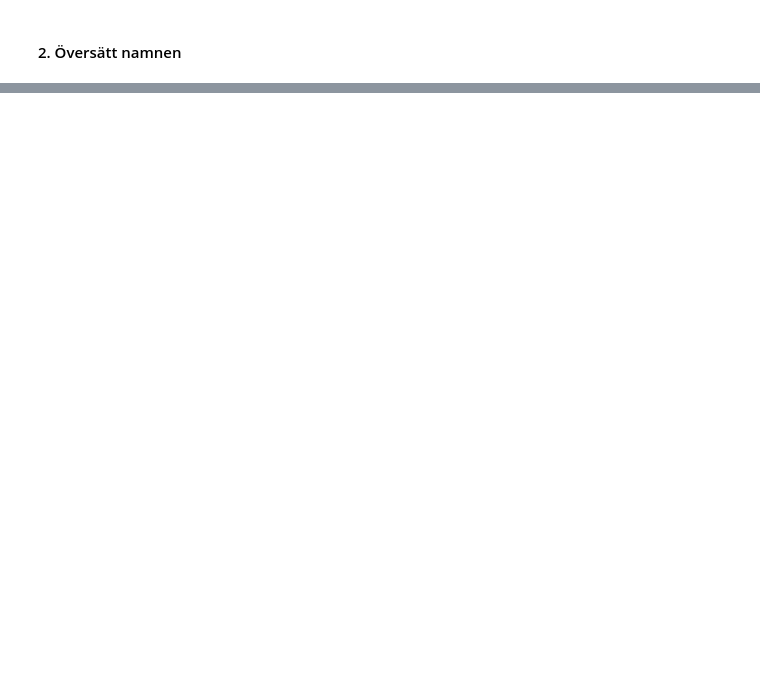
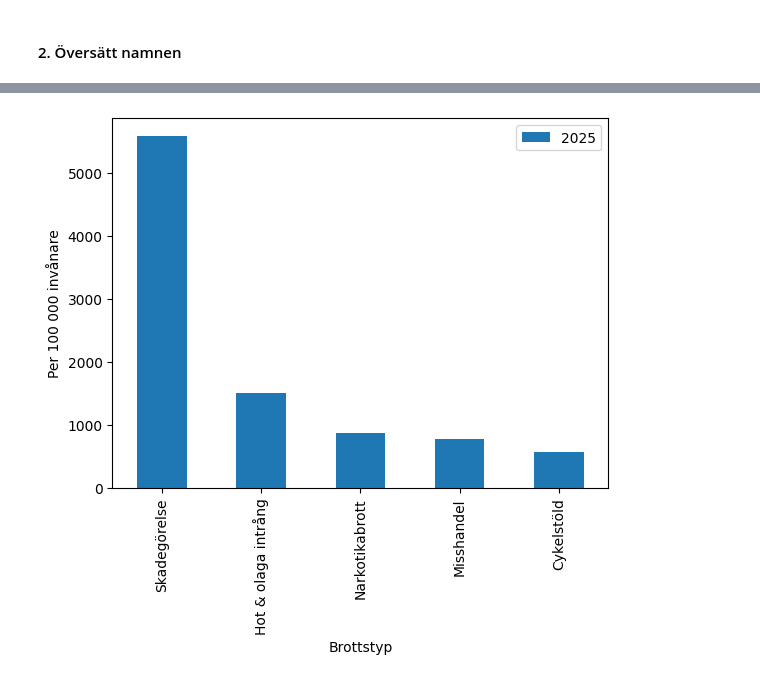
Before and after one commit to cactus-commits/UrbanPulse, a Jupyter notebook: EDA/eda_kaktus.ipynb, the cells around one changed output, grey strips where cells are left out. Cells and saved outputs as stored; diff of their text form; code cells hidden in the pictures; blank space fills up the shorter version.

```diff
--- a/EDA/eda_kaktus.ipynb
+++ b/EDA/eda_kaktus.ipynb
@@ -241,0 +254,32 @@ df_cleaned
+# %%
+df_cleaned = duckdb.sql("""--sql
+SELECT
+    CASE Brottstyp
+        WHEN 'därav misshandel inkl. grov' THEN 'Misshandel'
+        WHEN '4 kap. Brott mot frihet och frid' THEN 'Hot & olaga intrång'
+        WHEN '6 kap. Sexualbrott' THEN 'Sexualbrott'
+        WHEN 'därav biltillgrepp' THEN 'Bilstöld'
+        WHEN 'därav cykeltillgrepp' THEN 'Cykelstöld'
+        WHEN 'därav stöld ur och från motordrivet fordon' THEN 'Stöld från fordon'
+        WHEN 'därav inbrottsstöld i bostad' THEN 'Bostadsinbrott'
+        WHEN 'därav rån, inkl. grovt' THEN 'Rån'
+        WHEN '12 kap. Skadegörelsebrott' THEN 'Skadegörelse'
+        WHEN 'Brott mot narkotikastrafflagen' THEN 'Narkotikabrott'
+    END AS Brottstyp,
+        * EXCLUDE (Brottstyp)
+FROM df_cleaned
+WHERE Brottstyp IN (
+    'därav misshandel inkl. grov',
+    '4 kap. Brott mot frihet och frid',
+    '6 kap. Sexualbrott',
+    'därav biltillgrepp',
+    'därav cykeltillgrepp',
+    'därav stöld ur och från motordrivet fordon',
+    'därav inbrottsstöld i bostad',
+    'därav rån, inkl. grovt',
+    '12 kap. Skadegörelsebrott',
+    'Brott mot narkotikastrafflagen'
+)
+""").df()
+
+df_cleaned
@@ -241,0 +320,12 @@ df_cleaned
+# %%
+# Älvsjö
+
+df_plot = duckdb.sql("""
+    SELECT Brottstyp, område, "2025"
+    FROM df_cleaned
+    WHERE område = 'Älvsjö'
+    ORDER BY "2025" DESC
+    LIMIT 5
+""").df().plot(kind='bar', x='Brottstyp', y='2025', ylabel='Per 100 000 invånare')
+# %% [output]
+[figure, added]
```
Also changed, not shown: parts of 25 cells of this notebook.
